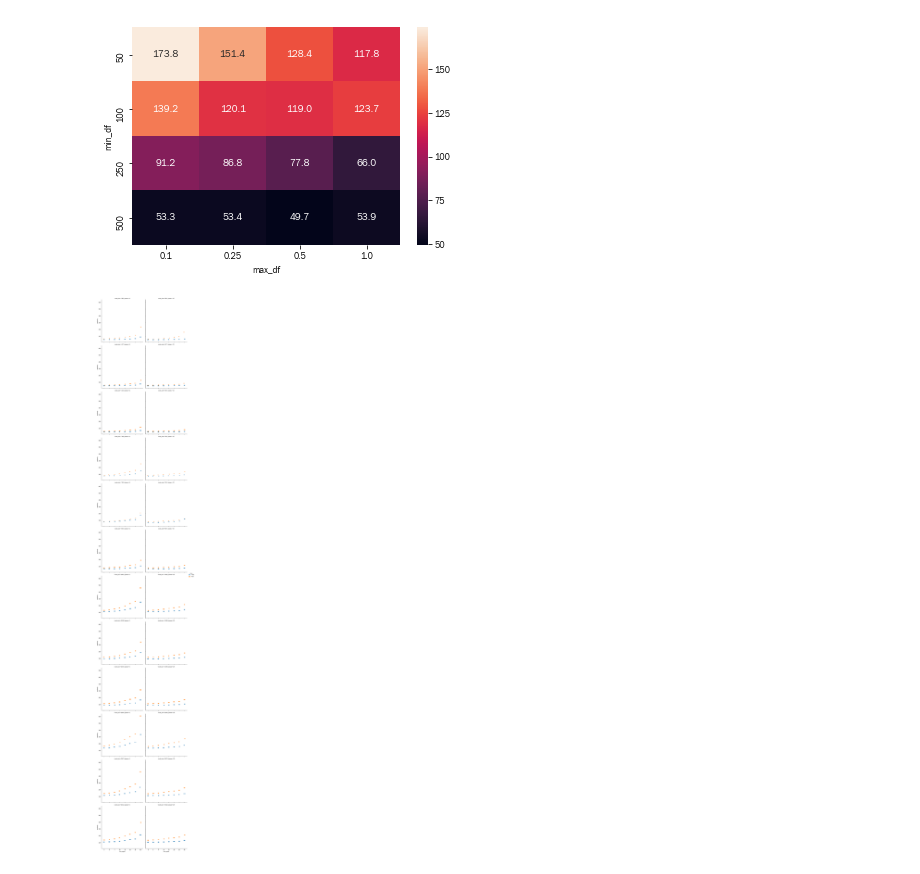
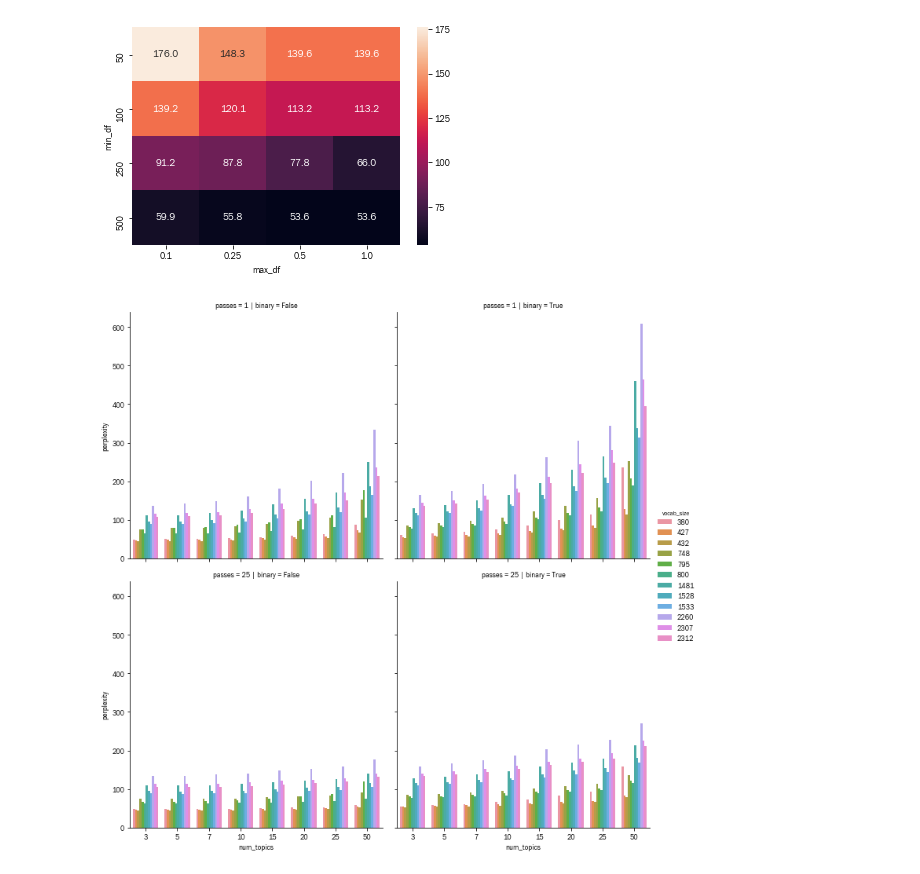
Before and after one commit to PaulClas/machine-learning-for-trading, a Jupyter notebook: 14_topic_modeling/earnings_calls/eval_experiment.ipynb, the cells around one changed output. Drawn from its saved outputs; the diff is of its cells as text; code cells hidden in the pictures.

```diff
--- a/14_topic_modeling/earnings_calls/eval_experiment.ipynb
+++ b/14_topic_modeling/earnings_calls/eval_experiment.ipynb
@@ -8,4 +12,3 @@ import seaborn as sns
 # %%
 with pd.HDFStore('results.h5') as store:
-    perplexity = store.get('perplexity')
-    coherence = store.get('coherence')
+    perplexity = store.get('perplexity').drop_duplicates()
@@ -38,8 +43,14 @@ sns.heatmap(perplexity.groupby(['vocab_size', 'num_topics']).perplexity.median()
 # fig, ax = plt.subplots(figsize=(14,8))
 sns.heatmap(perplexity.groupby(['min_df', 'max_df']).perplexity.median().unstack(), annot=True, fmt='.1f');
 # %% [output]
-[figure, old version]
+[figure, new version]
 # %%
-sns.catplot(x='num_topics', y='perplexity', data=perplexity, hue='binary', col='passes', row='vocab_size');
+sns.catplot(x='num_topics',
+            y='perplexity',
+            data=perplexity,
+            hue='vocab_size',
+            col='binary',
+            row='passes',
+            kind='bar');
 # %% [output]
-[figure, old version]
+[figure, new version]
```
Also changed, not shown: parts of 15 cells of this notebook, 1 other file.
